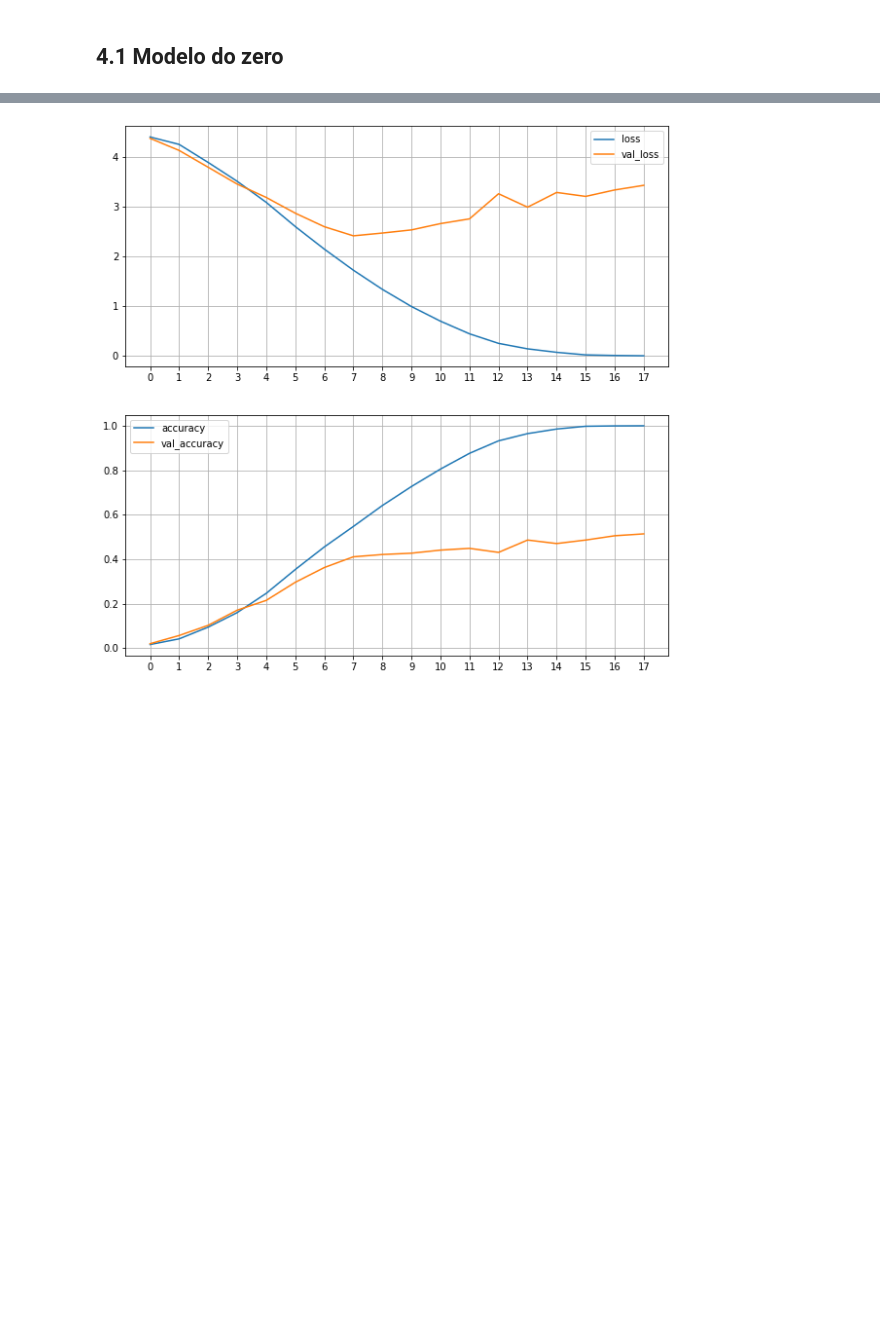
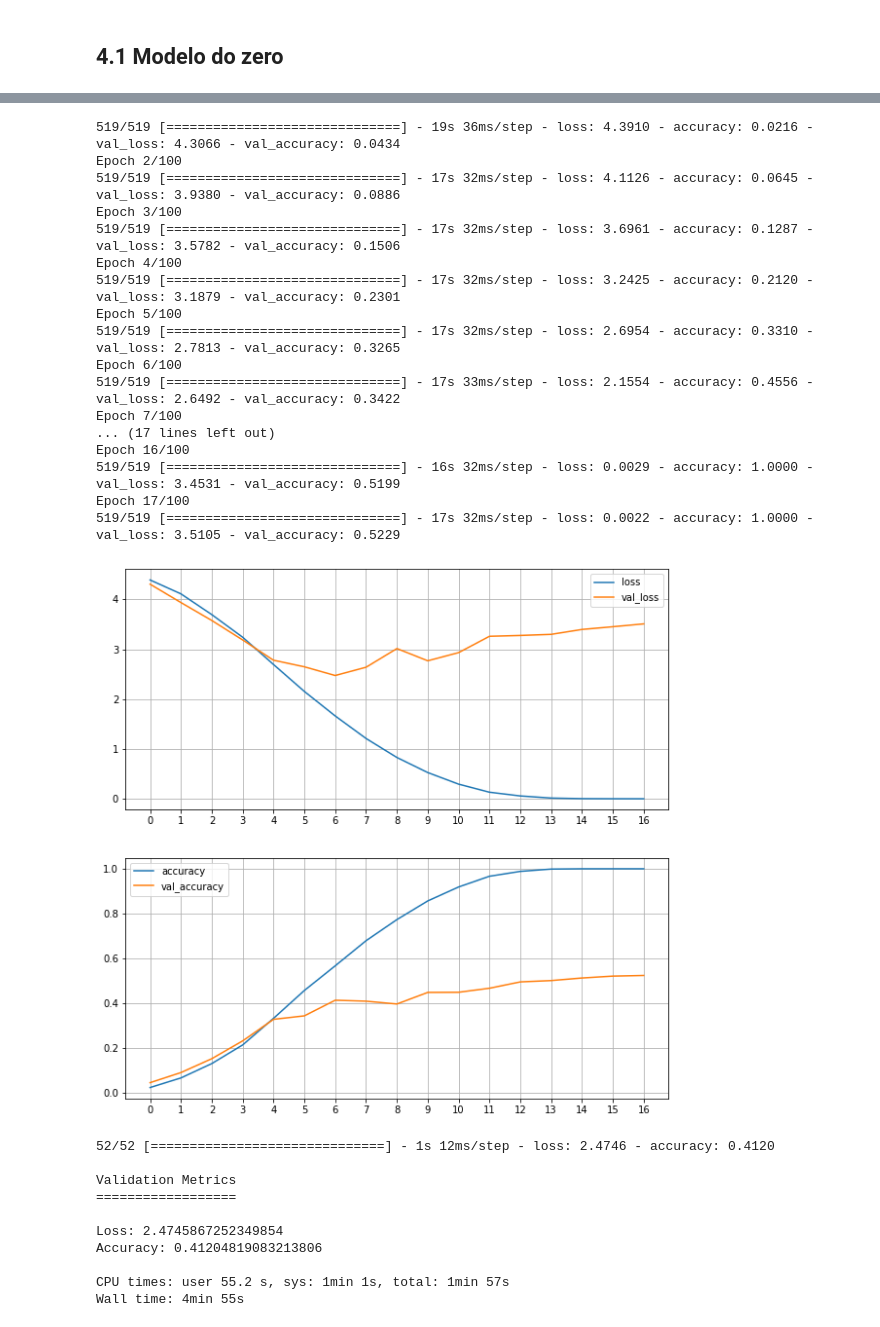
Before and after one commit to ciencia-dados-ifsp-grupo5/FaceRecognition, a Jupyter notebook: Notebooks/FaceRecognition.ipynb, the cells around one changed output, grey strips where cells are left out. Cells and saved outputs as stored; diff of their text form; code cells hidden in the pictures; blank space fills up the shorter version.

```diff
--- a/Notebooks/FaceRecognition.ipynb
+++ b/Notebooks/FaceRecognition.ipynb
@@ -485,9 +466,18 @@ def plot_history(history):
 
     plt.setp(axes, xticks=range(len(history_df)))
     plt.show()
+# %%
+def print_validation_metrics(model):
+    (loss, accuracy) = model.evaluate(X_validation, y_validation)
+    print('\nValidation Metrics')
+    print('==================\n')
+    print(f'Loss: {loss}')
+    print(f'Accuracy: {accuracy}\n')
 # %% [markdown]
 ## 4.1 Modelo do zero
 # %%
+%%time
+
 from tensorflow.keras.layers import Dense, Conv2D, MaxPool2D, Flatten
 from tensorflow.keras.optimizers import SGD
 
@@ -499,13 +489,13 @@ model_from_scratch = Sequential([
 
     Flatten(),
 
-    Dense(256, activation='relu'),
+    Dense(512, activation='relu'),
     Dense(n_classes, activation='softmax')
 ], name="From_Scratch")
 
 history = fit_model(
     model=model_from_scratch,
-    optimizer=SGD(learning_rate=0.01),
+    optimizer=SGD(),
     X_train=X_train,
     y_train=y_train,
     X_validation=X_validation,
@@ -513,6 +503,8 @@ history = fit_model(
 )
 
 plot_history(history)
+
+print_validation_metrics(model_from_scratch)
 # %% [output]
 Model: "From_Scratch"
 _________________________________________________________________
@@ -553 +529,28 @@ Epoch 18/100
+519/519 [==============================] - 19s 36ms/step - loss: 4.3910 - accuracy: 0.0216 - val_loss: 4.3066 - val_accuracy: 0.0434
+Epoch 2/100
+519/519 [==============================] - 17s 32ms/step - loss: 4.1126 - accuracy: 0.0645 - val_loss: 3.9380 - val_accuracy: 0.0886
+Epoch 3/100
+519/519 [==============================] - 17s 32ms/step - loss: 3.6961 - accuracy: 0.1287 - val_loss: 3.5782 - val_accuracy: 0.1506
+Epoch 4/100
+519/519 [==============================] - 17s 32ms/step - loss: 3.2425 - accuracy: 0.2120 - val_loss: 3.1879 - val_accuracy: 0.2301
+Epoch 5/100
+519/519 [==============================] - 17s 32ms/step - loss: 2.6954 - accuracy: 0.3310 - val_loss: 2.7813 - val_accuracy: 0.3265
+Epoch 6/100
+519/519 [==============================] - 17s 33ms/step - loss: 2.1554 - accuracy: 0.4556 - val_loss: 2.6492 - val_accuracy: 0.3422
+Epoch 7/100
+... (17 lines left out)
+Epoch 16/100
+519/519 [==============================] - 16s 32ms/step - loss: 0.0029 - accuracy: 1.0000 - val_loss: 3.4531 - val_accuracy: 0.5199
+Epoch 17/100
+519/519 [==============================] - 17s 32ms/step - loss: 0.0022 - accuracy: 1.0000 - val_loss: 3.5105 - val_accuracy: 0.5229
-[figure, old version]
+[figure, new version]
+52/52 [==============================] - 1s 12ms/step - loss: 2.4746 - accuracy: 0.4120
+
+Validation Metrics
+==================
+
+Loss: 2.4745867252349854
+Accuracy: 0.41204819083213806
+
+CPU times: user 55.2 s, sys: 1min 1s, total: 1min 57s
+Wall time: 4min 55s
```
Also changed, not shown: parts of 35 cells of this notebook, 2 other files.
